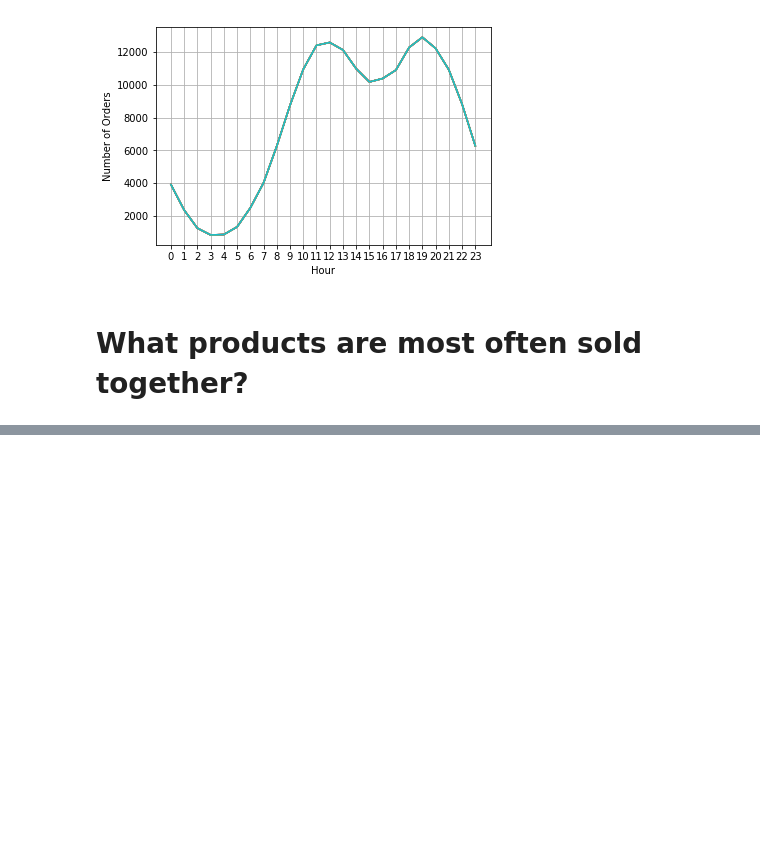
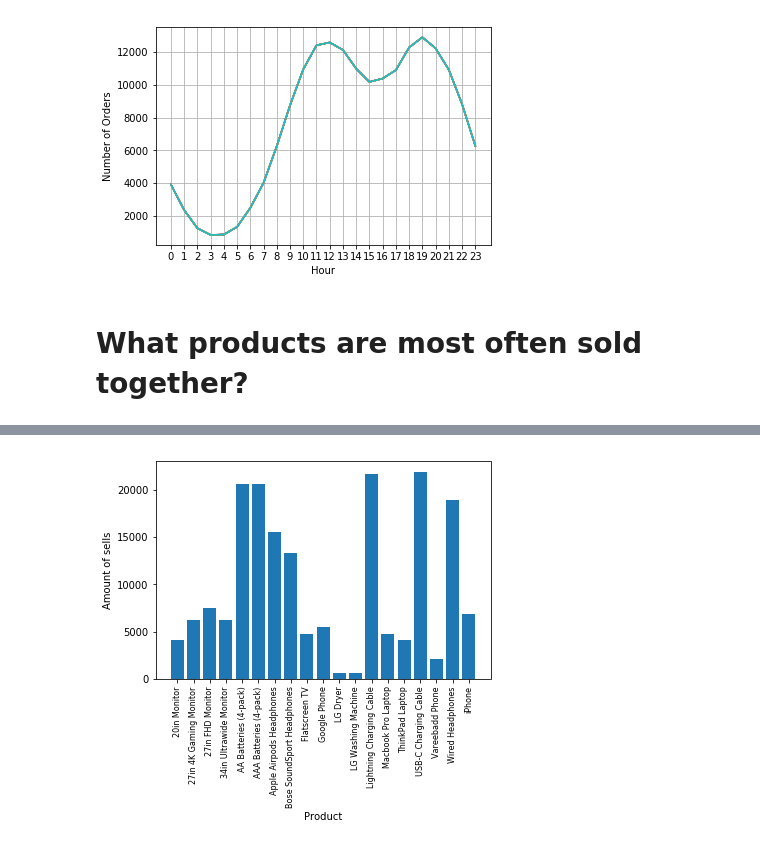
Before and after one commit to mkwiatek770/code-snippets, a Jupyter notebook: Libraries/pandas/Sales.ipynb, the cells around one changed output, grey strips where cells are left out. Saved outputs shown, nothing was run; the diff lists cells and outputs as text; code cells hidden in the pictures; blank space fills up the shorter version.

Commit message:
Find out what product was selled the most?

```diff
--- a/Libraries/pandas/Sales.ipynb
+++ b/Libraries/pandas/Sales.ipynb
@@ -230,0 +233,3 @@ Counter({('iPhone', ' Lightning Charging Cable'): 1005, ('Google Phone', ' USB-C
+# %%
+results = df.groupby("Product")["Product"].count()
+results.sort_values(ascending=False)
@@ -230,0 +254,10 @@ Counter({('iPhone', ' Lightning Charging Cable'): 1005, ('Google Phone', ' USB-C
+# %%
+products = [prod for prod, df in df.groupby("Product")]
+
+plt.bar(products, list(results))
+plt.xticks(products, rotation='vertical', size=8)
+plt.xlabel("Product")
+plt.ylabel("Amount of sells")
+plt.show()
+# %% [output]
+[figure, added]
```
Also changed, not shown: parts of 4 cells of this notebook.
